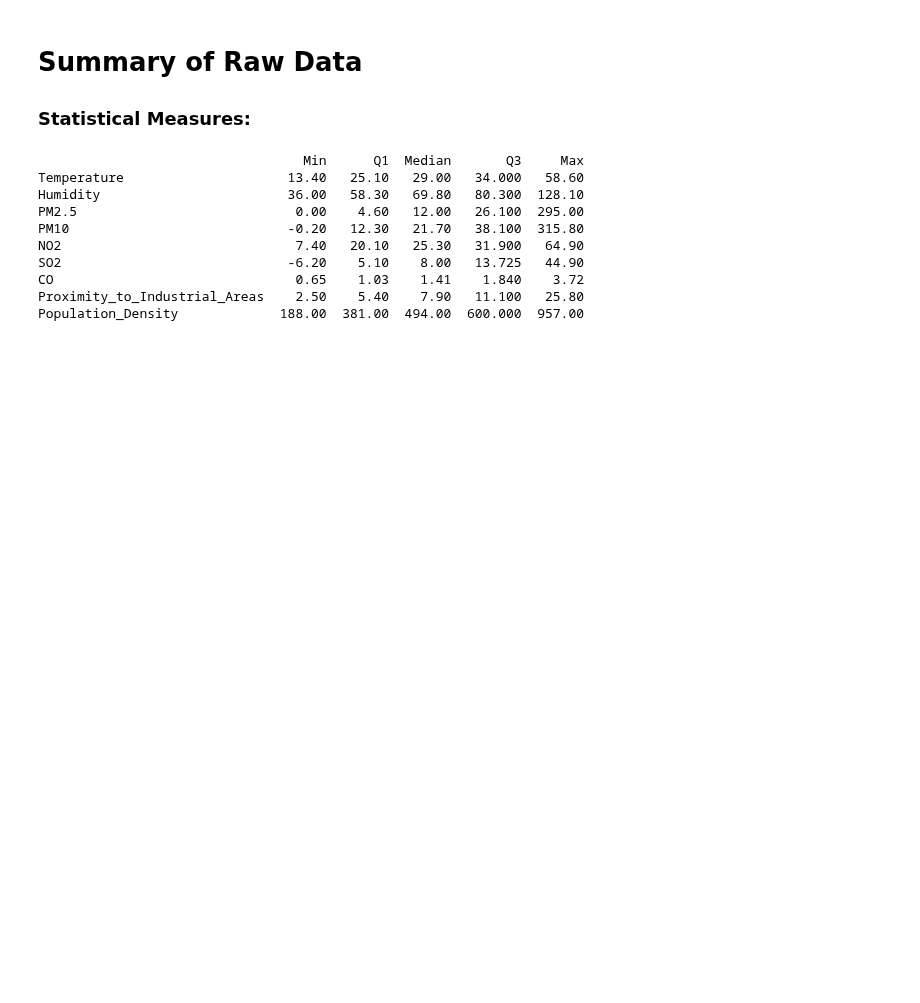
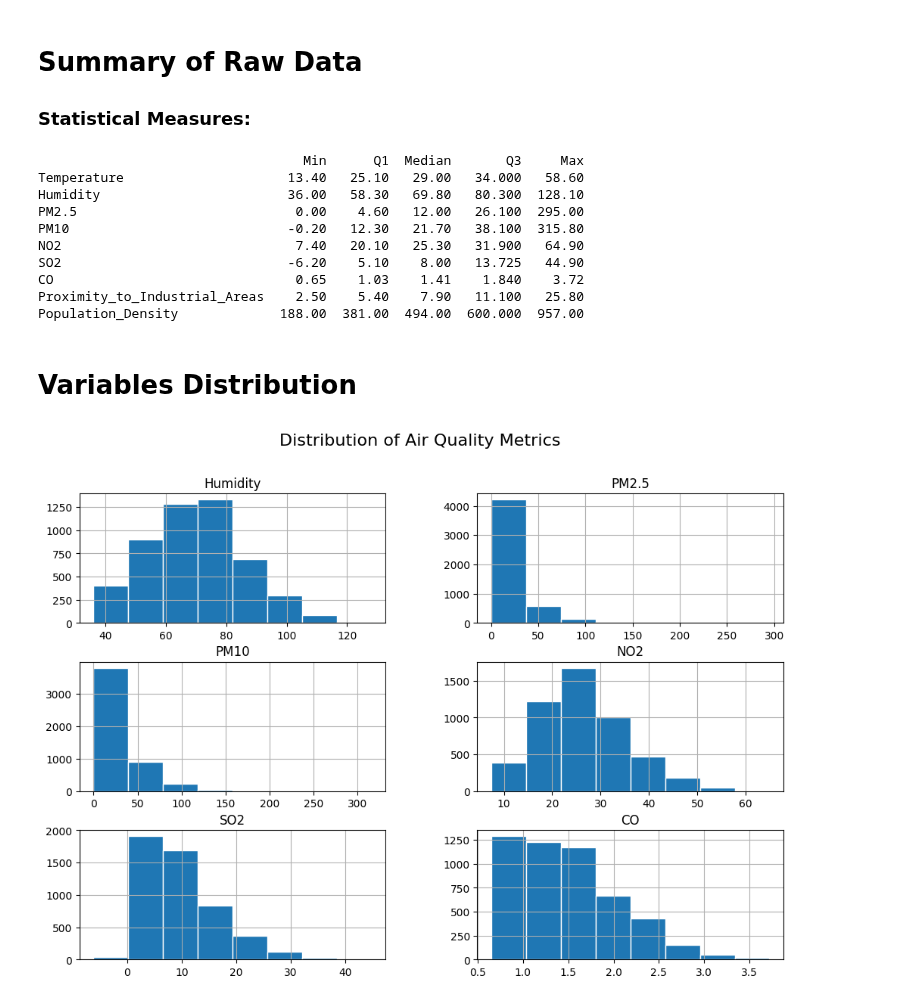
Before and after one commit to aljoharas/IT326, a Jupyter notebook: phase2.ipynb, the cells around one changed output. Cells and saved outputs as stored; diff of their text form; code cells hidden in the pictures; blank space fills up the shorter version.

```diff
--- a/phase2.ipynb
+++ b/phase2.ipynb
@@ -29,3 +29,16 @@ SO2                             -6.20    5.10    8.00   13.725   44.90
 CO                               0.65    1.03    1.41    1.840    3.72
 Proximity_to_Industrial_Areas    2.50    5.40    7.90   11.100   25.80
 Population_Density             188.00  381.00  494.00  600.000  957.00
+# %% [markdown]
+# **Variables Distribution**
+# %%
+import matplotlib.pyplot as plt
+
+columns_to_plot = ['Humidity', 'PM2.5', 'PM10', 'NO2', 'SO2', 'CO']
+
+df[columns_to_plot].hist(bins=8, edgecolor='white', figsize=(12, 8))
+
+plt.suptitle('Distribution of Air Quality Metrics', fontsize=16)
+plt.show()
+# %% [output]
+[figure, added]
```
Also changed, not shown: parts of 3 cells of this notebook.
